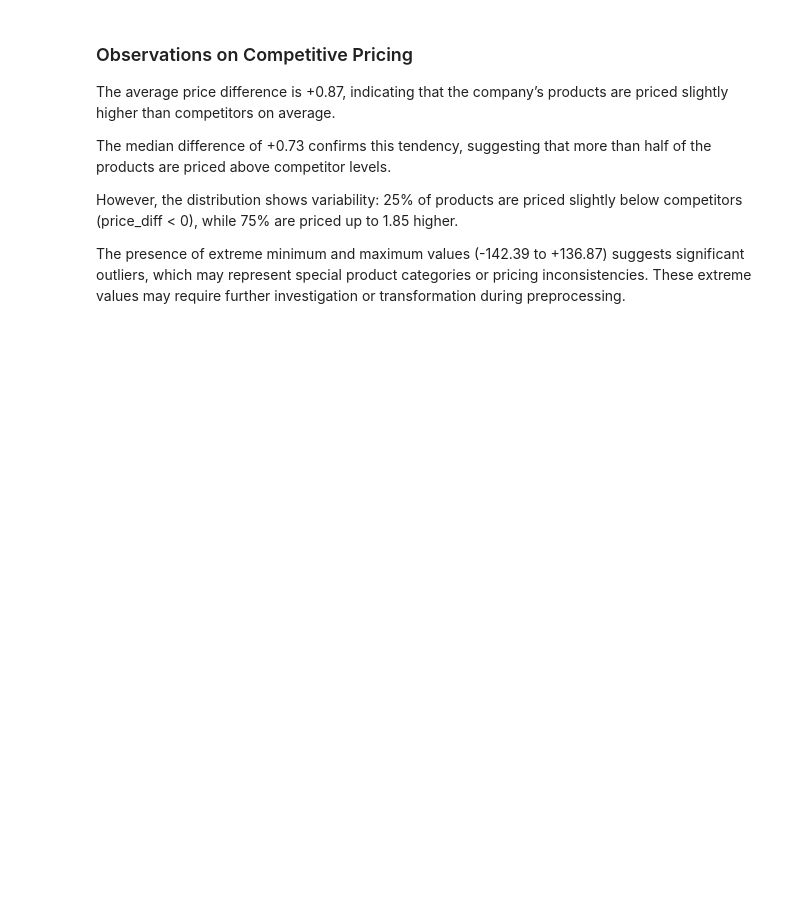
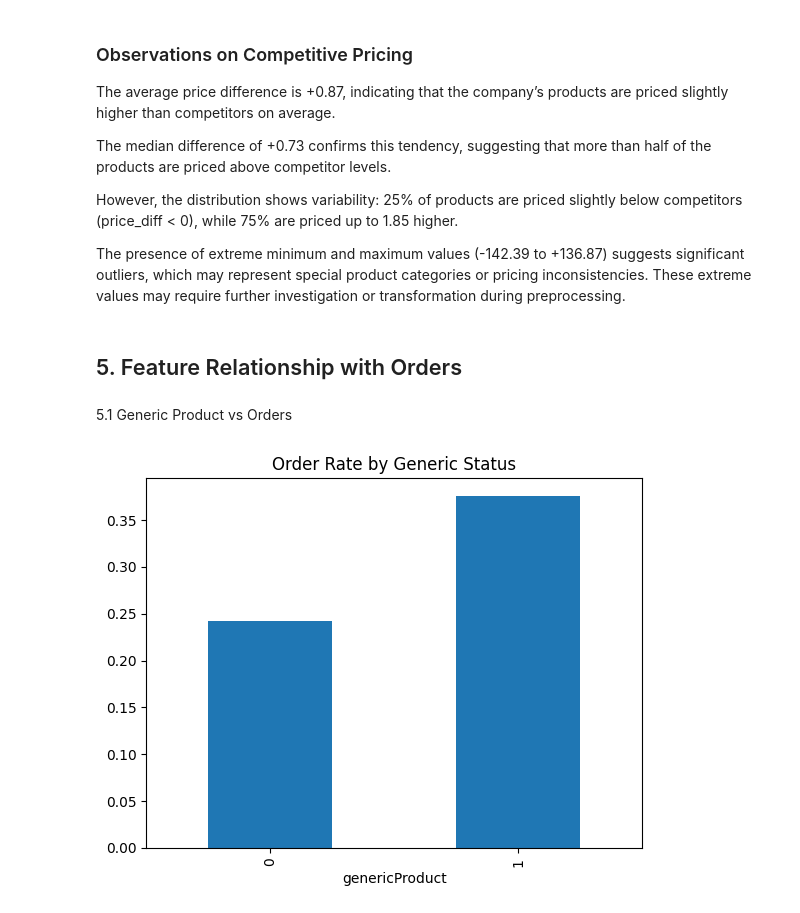
Before and after one commit to Happydeath97/analyticalProjectProductPricing, a Jupyter notebook: notebooks/DataExploration.ipynb, the cells around one changed output. Cells and saved outputs as stored; diff of their text form; code cells hidden in the pictures; blank space fills up the shorter version.

Commit message:
EDA: feature relationship with orders, generic vs competitor price interaction, category analysis

```diff
--- a/notebooks/DataExploration.ipynb
+++ b/notebooks/DataExploration.ipynb
@@ -161,3 +161,13 @@ The median difference of +0.73 confirms this tendency, suggesting that more than
 However, the distribution shows variability: 25% of products are priced slightly below competitors (price_diff < 0), while 75% are priced up to 1.85 higher.
 
 The presence of extreme minimum and maximum values (-142.39 to +136.87) suggests significant outliers, which may represent special product categories or pricing inconsistencies. These extreme values may require further investigation or transformation during preprocessing.
+# %% [markdown]
+## 5. Feature Relationship with Orders
+# %% [markdown]
+5.1 Generic Product vs Orders
+# %%
+df.groupby("genericProduct")["order"].mean().plot(kind="bar")
+plt.title("Order Rate by Generic Status")
+plt.show()
+# %% [output]
+[figure, added]
```
Also changed, not shown: parts of 24 cells of this notebook.
